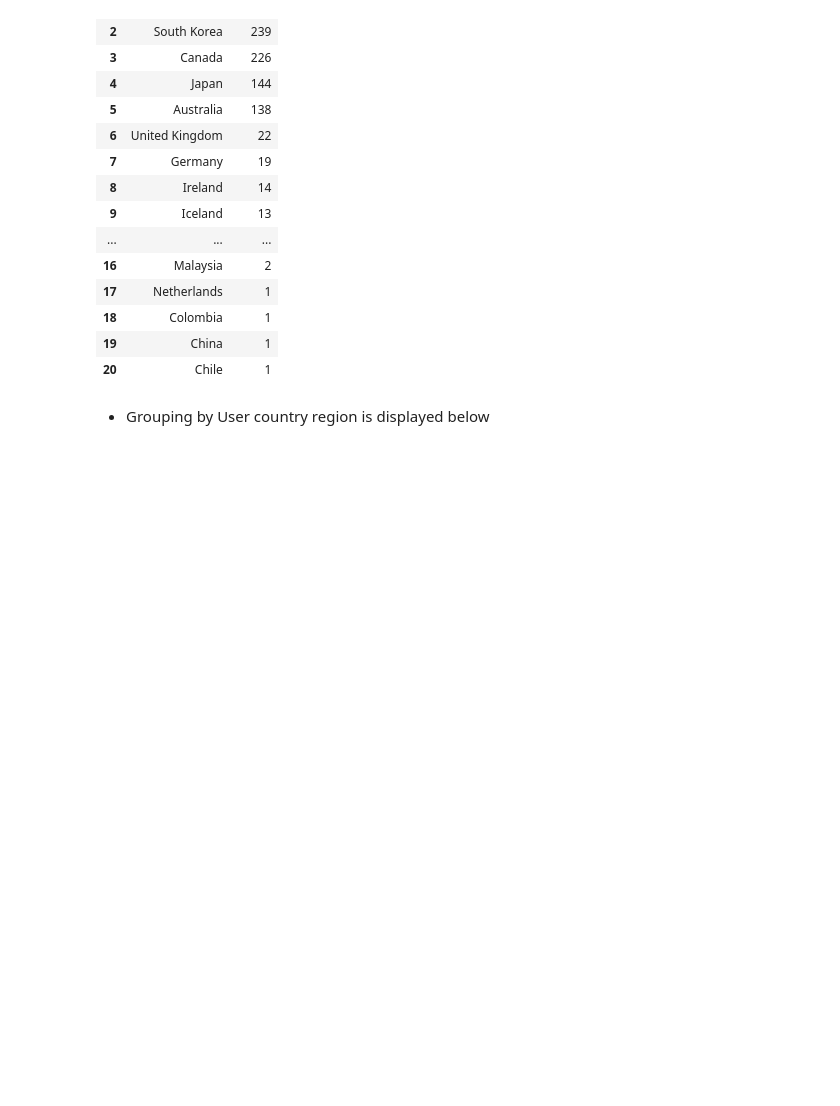
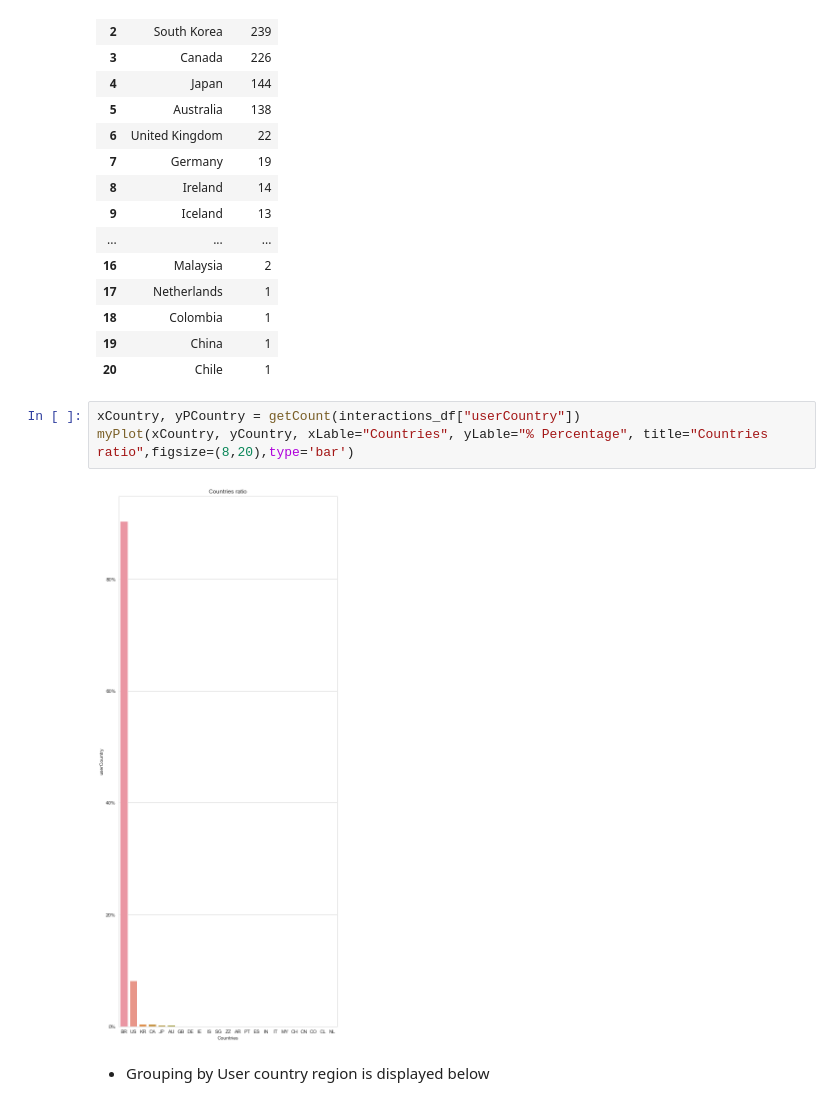
Before and after one commit to Vasanthagokul/Recommendation-System-Analysis, a Jupyter notebook: Complete_Project_Analysis_EDA_Recommendation_System.ipynb, the cells around one changed output. Drawn from its saved outputs; the diff is of its cells as text; blank space fills up the shorter version.

```diff
--- a/Complete_Project_Analysis_EDA_Recommendation_System.ipynb
+++ b/Complete_Project_Analysis_EDA_Recommendation_System.ipynb
@@ -639,6 +708,11 @@ interactions_by_country_df
 | 18 | Colombia | 1 |
 | 19 | China | 1 |
 | 20 | Chile | 1 |
+# %%
+xCountry, yPCountry = getCount(interactions_df["userCountry"])
+myPlot(xCountry, yCountry, xLable="Countries", yLable="% Percentage", title="Countries ratio",figsize=(8,20),type='bar')
+# %% [output]
+[figure, added]
 # %% [markdown]
 + Grouping by User country region is displayed below
 # %%
```
Also changed, not shown: parts of 18 cells of this notebook.
